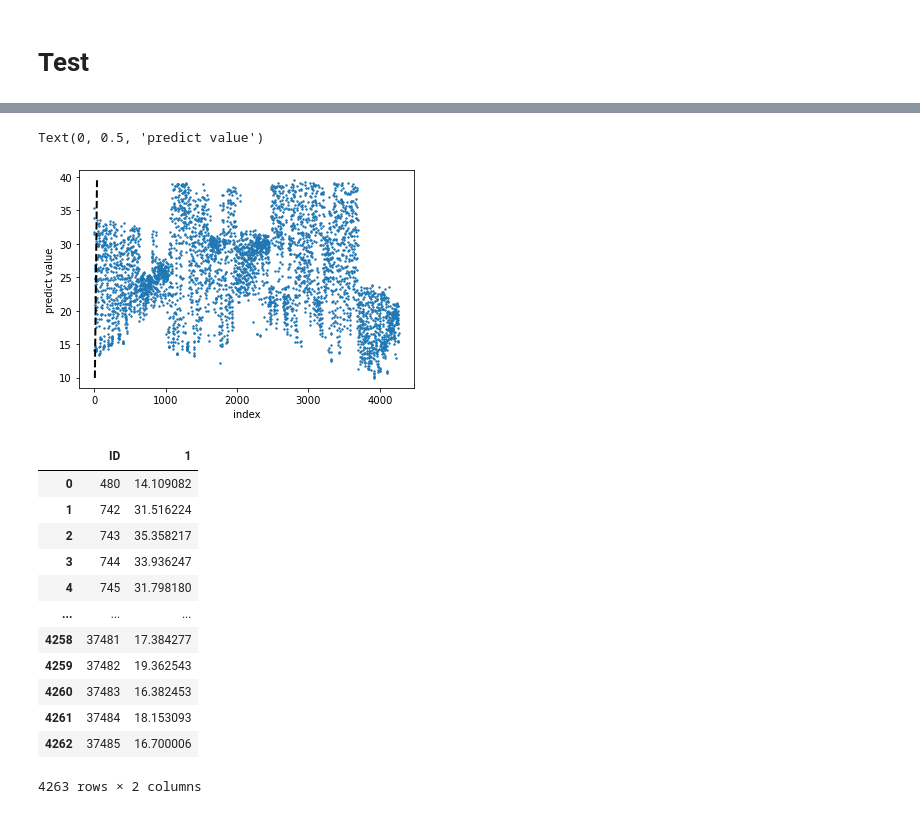
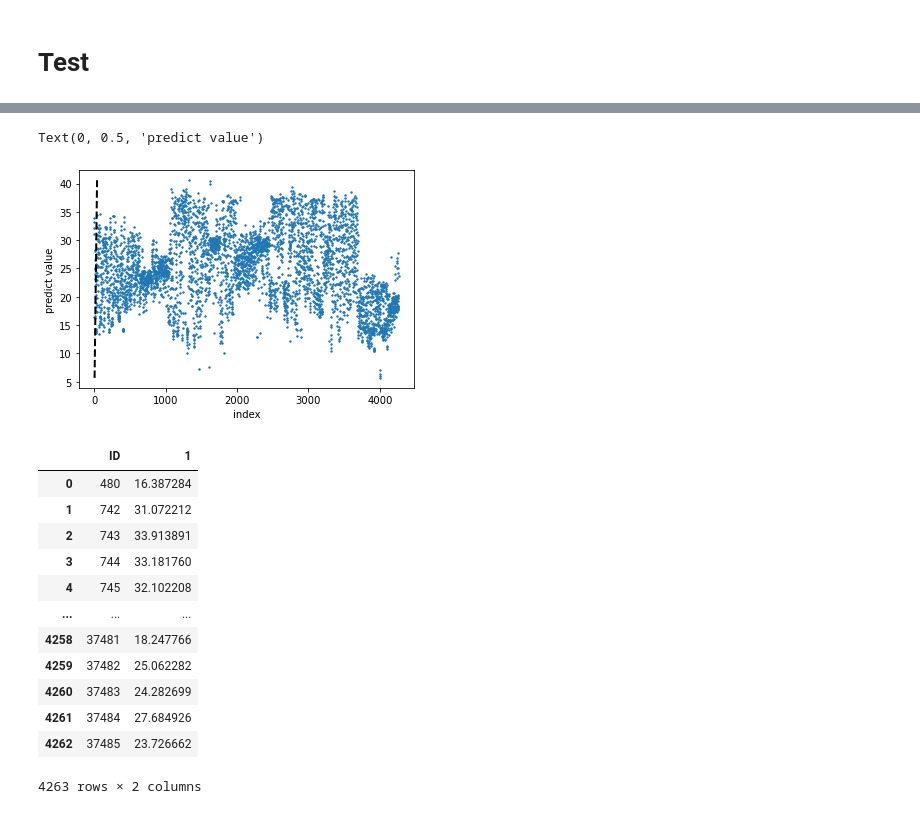
Before and after one commit to kevin879275/DL_FinalProject, a Jupyter notebook: main.ipynb, the cells around one changed output, grey strips where cells are left out. Saved outputs shown, nothing was run; the diff lists cells and outputs as text; code cells hidden in the pictures.

```diff
--- a/main.ipynb
+++ b/main.ipynb
@@ -400,10 +191,10 @@ See the caveats in the documentation: https://pandas.pydata.org/pandas-docs/stab
 # %% [markdown]
 # Merge Data
 # %%
-x = pd.merge(Train_report_x, Train_breed_x, on = ['乳牛編號', '酪農場代號'])
-# x = pd.merge(x, Train_birth_x, on = ['乳牛編號', '酪農場代號'])
-# x = Train_report_x
+x = pd.merge(Train_report_x, Train_breed_x, on = '乳牛編號')
+x = pd.merge(x, Train_birth_x, on = '乳牛編號')
 y = x['乳量'].values
 x = x.drop(columns = ['乳牛編號','乳量'], axis = 1)
+#res
 x
 # %% [output]
@@ -432,8 +223,8 @@ from sklearn.metrics import mean_squared_error, mean_absolute_error, r2_score
 svr = SVR()
 regr = MLPRegressor(activation='relu', alpha=0.0001, batch_size='auto', beta_1=0.9,
        beta_2=0.999, early_stopping=False, epsilon=1e-08,
-       hidden_layer_sizes=(100,), learning_rate='adaptive',
-       learning_rate_init=0.001, max_iter=500, momentum=0.9,
+       hidden_layer_sizes=(100,), learning_rate='constant',
+       learning_rate_init=0.001, max_iter=200, momentum=0.9,
        n_iter_no_change=10, nesterovs_momentum=True, power_t=0.5,
        random_state=None, shuffle=True, solver='adam', tol=0.0001,
        validation_fraction=0.1, verbose=True, warm_start=False)
@@ -500,12 +291,7 @@ R-squared: 0.53
 # %% [markdown]
 # Test
 # %%
-test_x = pd.merge(Test_report_x, Test_breed_x, on = ['乳牛編號', '酪農場代號'], how = 'left')
-# test_x = pd.merge(test_x, Test_birth_x, on = ['乳牛編號', '酪農場代號'], how = 'left')
-
-test_x['孕檢'] = test_x['孕檢'].fillna(0)
-test_x['配種精液'] = test_x['配種精液'].fillna(test_x['配種精液'].mean())
-test_x['配種方式'] = test_x['配種方式'].fillna(test_x['配種方式'].mean())
-test_x['精液種類'] = test_x['精液種類'].fillna(test_x['精液種類'].mean())
-x_without_ID = test_x.drop(columns = ['乳牛編號','乳量','ID'], axis = 1)
-x_without_ID
+x = pd.merge(Test_report_x, Test_breed_x, on = '乳牛編號', how = 'left')
+x = pd.merge(x, Test_birth_x, on = '乳牛編號', how = 'left')
+x.fillna(-1,inplace = True)
+x_without_ID = x.drop(columns = ['乳牛編號','乳量','ID'], axis = 1)
@@ -538,8 +298,8 @@ test_x.describe()
 # %%
 predict = regr.predict(x_without_ID)
 val = pd.DataFrame({'預測乳量':predict})
-mx = test_x.join(val)
-x_group = mx.groupby(['ID']).mean()
+x = x.join(val)
+x_group = x.groupby(['ID']).mean()
 x_index = list(range(0,x_group.shape[0]))
-x_group
+x_group.index
 # %% [output]
@@ -565,30 +312,30 @@ mx = x_group
 # %%
-plt.scatter(x_index,mx['預測乳量'].values,s=2)
+plt.scatter(x_index,x_group['預測乳量'].values,s=2)
 #plt.plot(predict_y, predict_y, 'ro')
-plt.plot([mx['預測乳量'].values.min(), mx['預測乳量'].values.max()],
-         [mx['預測乳量'].values.min(),mx['預測乳量'].values.max()], 'k--', lw=2)
+plt.plot([x_group['預測乳量'].values.min(), x_group['預測乳量'].values.max()],
+         [x_group['預測乳量'].values.min(),x_group['預測乳量'].values.max()], 'k--', lw=2)
 plt.xlabel('index')
 plt.ylabel('predict value')
 # %% [output]
 Text(0, 0.5, 'predict value')
-[figure, old version]
+[figure, new version]
 # %%
-for index in range(mx.shape[0]):
-    submission.loc[index, ['1']] = mx['預測乳量'].values[index]
+for index in range(x_group.shape[0]):
+    submission.loc[index, ['1']] = x_group['預測乳量'].values[index]
 submission
 # %% [output]
 |  | ID | 1 |
-| 0 | 480 | 14.109082 |
-| 1 | 742 | 31.516224 |
-| 2 | 743 | 35.358217 |
-| 3 | 744 | 33.936247 |
-| 4 | 745 | 31.798180 |
+| 0 | 480 | 16.387284 |
+| 1 | 742 | 31.072212 |
+| 2 | 743 | 33.913891 |
+| 3 | 744 | 33.181760 |
+| 4 | 745 | 32.102208 |
 | ... | ... | ... |
-| 4258 | 37481 | 17.384277 |
-| 4259 | 37482 | 19.362543 |
-| 4260 | 37483 | 16.382453 |
-| 4261 | 37484 | 18.153093 |
-| 4262 | 37485 | 16.700006 |
+| 4258 | 37481 | 18.247766 |
+| 4259 | 37482 | 25.062282 |
+| 4260 | 37483 | 24.282699 |
+| 4261 | 37484 | 27.684926 |
+| 4262 | 37485 | 23.726662 |
 4263 rows × 2 columns
 # %%
 submission.columns = ['ID','預測乳量']
```
Also changed, not shown: parts of 30 cells of this notebook.
